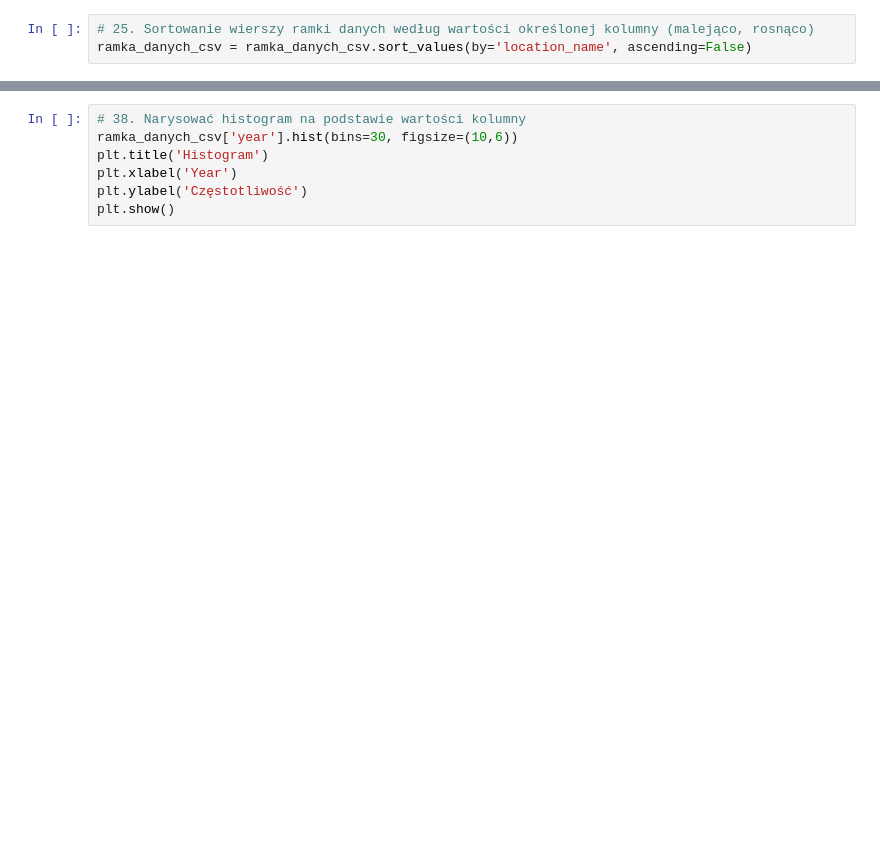
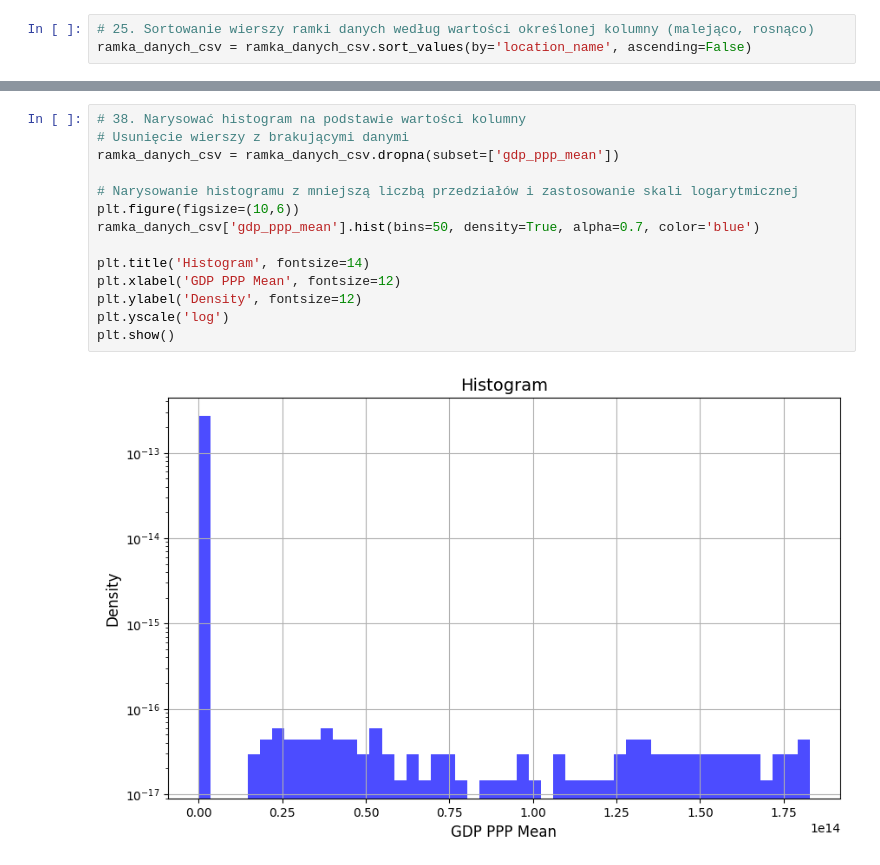
Before and after one commit to mindgoner/Studia, a Jupyter notebook: Nauka o Danych/Labolatorium 1/Labolatorium1.ipynb, the cells around one changed output, grey strips where cells are left out. Saved outputs shown, nothing was run; the diff lists cells and outputs as text; blank space fills up the shorter version.

```diff
--- a/Nauka o Danych/Labolatorium 1/Labolatorium1.ipynb
+++ b/Nauka o Danych/Labolatorium 1/Labolatorium1.ipynb
@@ -153,10 +548,19 @@ plt.show()
 # %%
 # 38. Narysować histogram na podstawie wartości kolumny
-ramka_danych_csv['year'].hist(bins=30, figsize=(10,6))
-plt.title('Histogram')
-plt.xlabel('Year')
-plt.ylabel('Częstotliwość')
+# Usunięcie wierszy z brakującymi danymi
+ramka_danych_csv = ramka_danych_csv.dropna(subset=['gdp_ppp_mean'])
+
+# Narysowanie histogramu z mniejszą liczbą przedziałów i zastosowanie skali logarytmicznej
+plt.figure(figsize=(10,6))
+ramka_danych_csv['gdp_ppp_mean'].hist(bins=50, density=True, alpha=0.7, color='blue')
+
+plt.title('Histogram', fontsize=14)
+plt.xlabel('GDP PPP Mean', fontsize=12)
+plt.ylabel('Density', fontsize=12)
+plt.yscale('log')
 plt.show()
+# %% [output]
+[figure, added]
 # %%
 # 39. Przedstawić sposoby łączenia ramek danych za pomocą metod merge i concat
 # Metoda merge:
```
Also changed, not shown: parts of 37 cells of this notebook.
